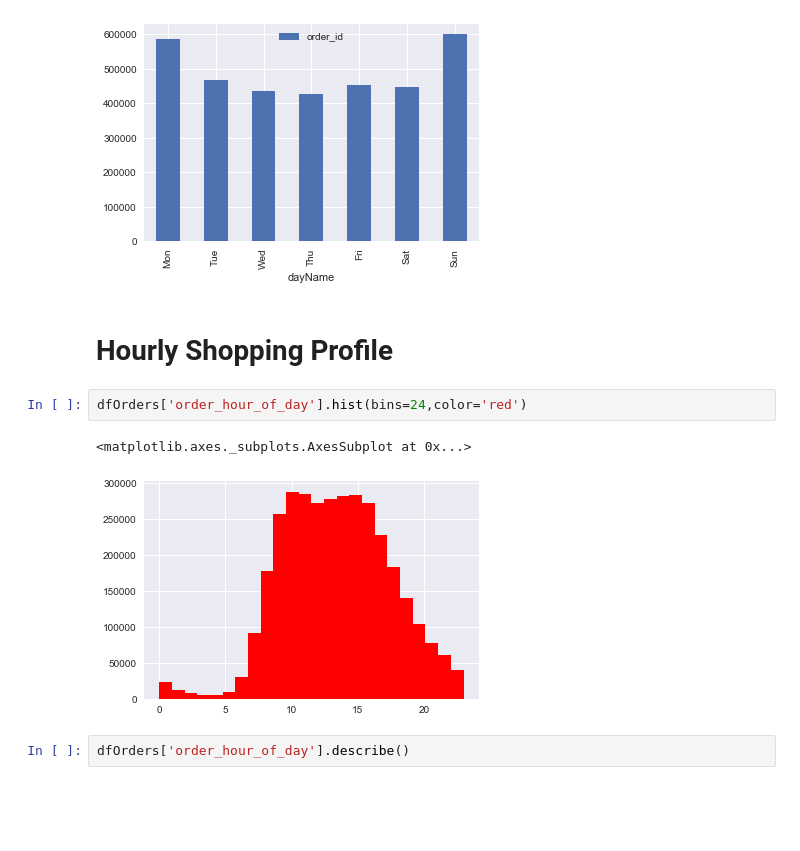
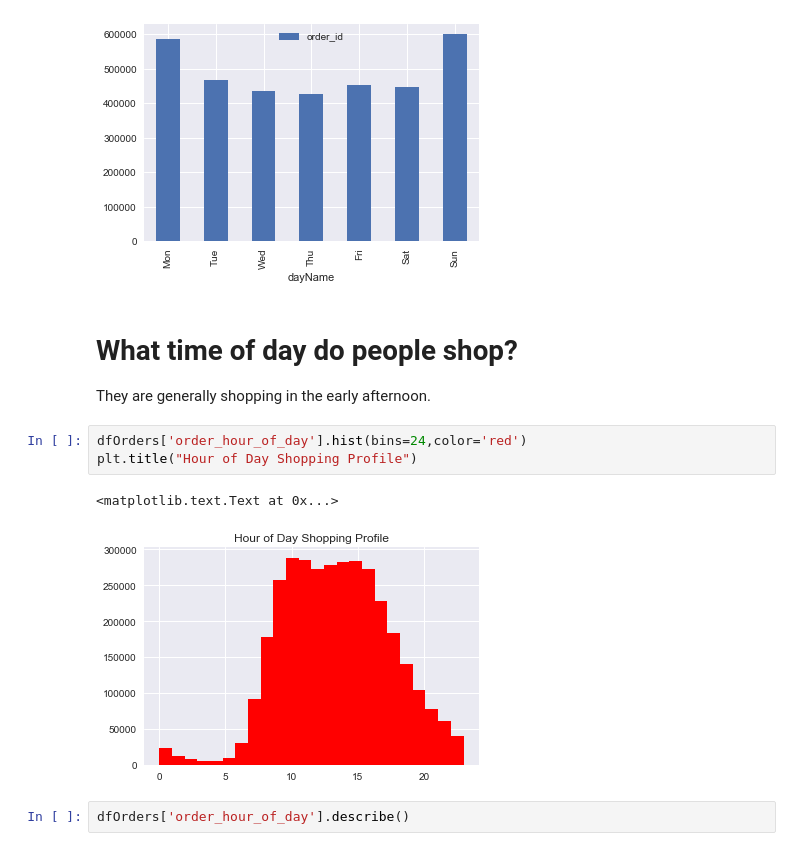
Before and after one commit to andrewcmilne/capstone1_instaCart, a Jupyter notebook: instaCart2.ipynb, the cells around one changed output. Cells and saved outputs as stored; diff of their text form; blank space fills up the shorter version.

```diff
--- a/instaCart2.ipynb
+++ b/instaCart2.ipynb
@@ -95,13 +108,15 @@ a['dayName']=a['order_dow'].apply(lambda x: days[x]) #create new column 'dayName
 a = a.groupby(['dayName'])[['order_id']].count().reindex(week).plot.bar() #group the orders by dayName
 # %% [output]
 [figure]
-# %% [markdown]
-# Hourly Shopping Profile
+# %% [markdown]
+# What time of day do people shop?
+They are generally shopping in the early afternoon.
 # %%
 dfOrders['order_hour_of_day'].hist(bins=24,color='red')
+plt.title("Hour of Day Shopping Profile")
 # %% [output]
-<matplotlib.axes._subplots.AxesSubplot at 0x...>
+<matplotlib.text.Text at 0x...>
-[figure, old version]
+[figure, new version]
 # %%
 dfOrders['order_hour_of_day'].describe()
 # %% [output]
```
Also changed, not shown: parts of 36 cells of this notebook.
